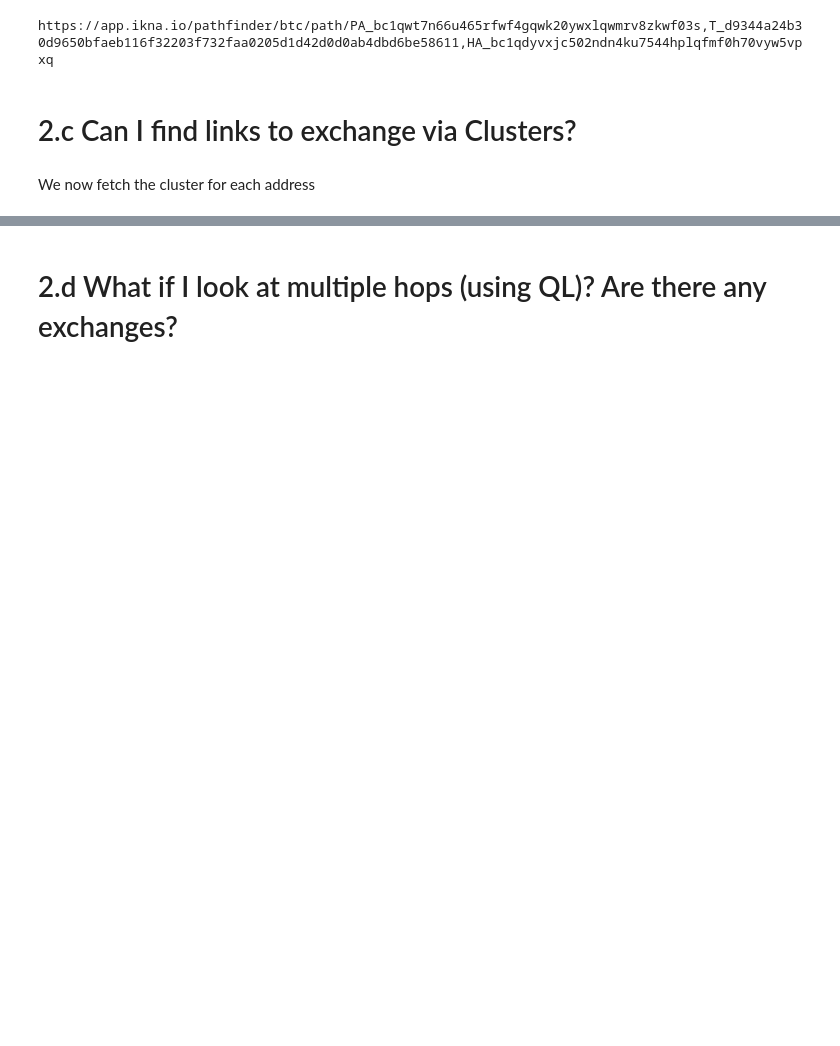
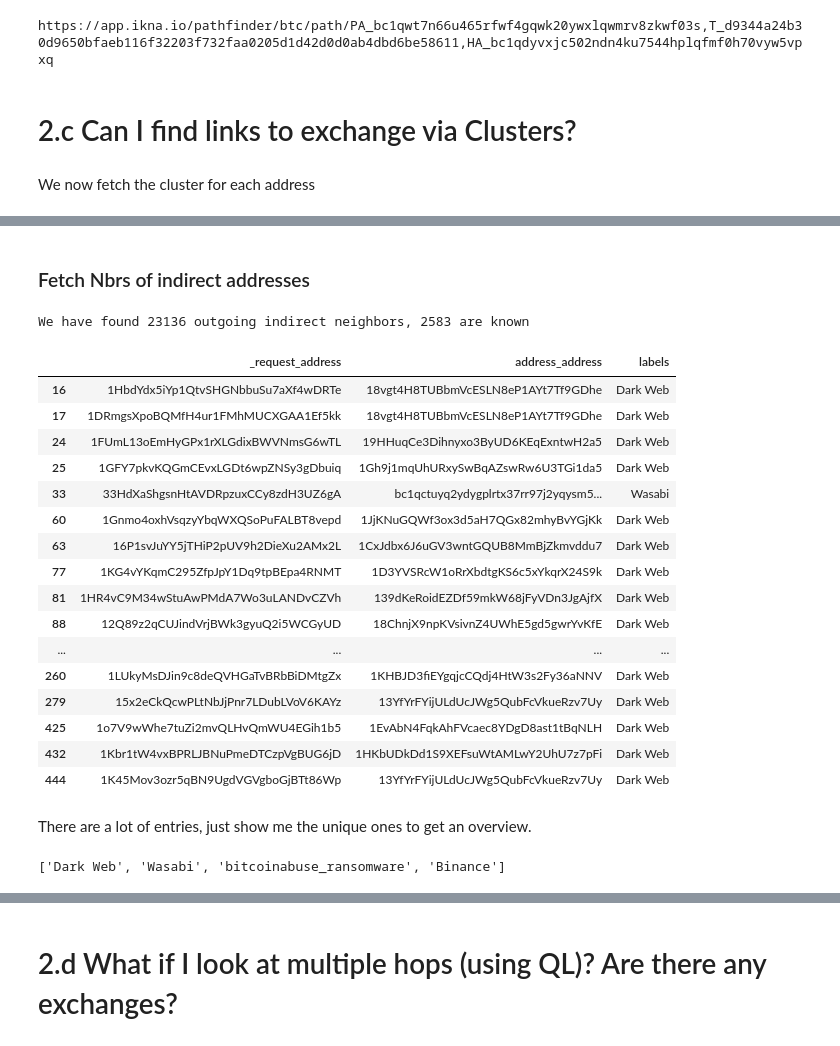
Before and after one commit to iknaio/iknaio-api-tutorial, a Jupyter notebook: standalone/05_alice_dwm.ipynb, the cells around one changed output, grey strips where cells are left out. Drawn from its saved outputs; the diff is of its cells as text; code cells hidden in the pictures; blank space fills up the shorter version.

```diff
--- a/standalone/05_alice_dwm.ipynb
+++ b/standalone/05_alice_dwm.ipynb
@@ -281,0 +305,12 @@ clustersNbrs.query("best_address_tag_label.notnull()")
+# %%
+df_cluster_addresses = "ikn_cluster_addresses.pkl"
+if os.path.exists(df_cluster_addresses):
+    respEntityAddressesDF = pd.read_pickle(df_cluster_addresses)
+else:
+    respEntityAddressesDF = gs.get_csv(configuration, "list_entity_addresses", CURRENCY, {
+                                        'entity': used_addresses['entity'].drop_duplicates().to_list(),
+                                        })
+    # save data since its long running
+    respEntityAddressesDF.to_pickle(df_cluster_addresses)
+
+respEntityAddressesDF.head(5)
@@ -281,0 +325,48 @@ clustersNbrs.query("best_address_tag_label.notnull()")
+# %% [markdown]
+### Fetch Nbrs of indirect addresses
+# %%
+df_cluster_addresses_nbrs = "ikn_cluster_addresses_nbrs.pkl"
+
+if os.path.exists(df_cluster_addresses_nbrs):
+    respEntityAddressesNbrsDF = pd.read_pickle(df_cluster_addresses_nbrs)
+else:
+    respEntityAddressesNbrsDF = gs.get_csv(configuration, "list_address_neighbors", CURRENCY, {
+                        'address': respEntityAddressesDF['address'].to_list(),
+                        'direction': 'out',
+                        'include_labels': True
+                    })
+
+    respEntityAddressesNbrsDF.to_pickle(df_cluster_addresses_nbrs)
+
+with_label_indirect = respEntityAddressesNbrsDF.query("labels.notnull()")
+
+with_outgoing_indirect = respEntityAddressesNbrsDF.query("_info != 'no data'")
+
+print(f"We have found {len(with_outgoing_indirect)} outgoing indirect neighbors, {len(with_label_indirect)} are known")
+
+with_label_indirect[["_request_address", "address_address", "labels"]].head(50)
+# %% [output]
+We have found 23136 outgoing indirect neighbors, 2583 are known
+|  | _request_address | address_address | labels |
+| 16 | 1HbdYdx5iYp1QtvSHGNbbuSu7aXf4wDRTe | 18vgt4H8TUBbmVcESLN8eP1AYt7Tf9GDhe | Dark Web |
+| 17 | 1DRmgsXpoBQMfH4ur1FMhMUCXGAA1Ef5kk | 18vgt4H8TUBbmVcESLN8eP1AYt7Tf9GDhe | Dark Web |
+| 24 | 1FUmL13oEmHyGPx1rXLGdixBWVNmsG6wTL | 19HHuqCe3Dihnyxo3ByUD6KEqExntwH2a5 | Dark Web |
+| 25 | 1GFY7pkvKQGmCEvxLGDt6wpZNSy3gDbuiq | 1Gh9j1mqUhURxySwBqAZswRw6U3TGi1da5 | Dark Web |
+| 33 | 33HdXaShgsnHtAVDRpzuxCCy8zdH3UZ6gA | bc1qctuyq2ydygplrtx37rr97j2yqysm5... | Wasabi |
+| 60 | 1Gnmo4oxhVsqzyYbqWXQSoPuFALBT8vepd | 1JjKNuGQWf3ox3d5aH7QGx82mhyBvYGjKk | Dark Web |
+| 63 | 16P1svJuYY5jTHiP2pUV9h2DieXu2AMx2L | 1CxJdbx6J6uGV3wntGQUB8MmBjZkmvddu7 | Dark Web |
+| 77 | 1KG4vYKqmC295ZfpJpY1Dq9tpBEpa4RNMT | 1D3YVSRcW1oRrXbdtgKS6c5xYkqrX24S9k | Dark Web |
+| 81 | 1HR4vC9M34wStuAwPMdA7Wo3uLANDvCZVh | 139dKeRoidEZDf59mkW68jFyVDn3JgAjfX | Dark Web |
+| 88 | 12Q89z2qCUJindVrjBWk3gyuQ2i5WCGyUD | 18ChnjX9npKVsivnZ4UWhE5gd5gwrYvKfE | Dark Web |
+| ... | ... | ... | ... |
+| 260 | 1LUkyMsDJin9c8deQVHGaTvBRbBiDMtgZx | 1KHBJD3fiEYgqjcCQdj4HtW3s2Fy36aNNV | Dark Web |
+| 279 | 15x2eCkQcwPLtNbJjPnr7LDubLVoV6KAYz | 13YfYrFYijULdUcJWg5QubFcVkueRzv7Uy | Dark Web |
+| 425 | 1o7V9wWhe7tuZi2mvQLHvQmWU4EGih1b5 | 1EvAbN4FqkAhFVcaec8YDgD8ast1tBqNLH | Dark Web |
+| 432 | 1Kbr1tW4vxBPRLJBNuPmeDTCzpVgBUG6jD | 1HKbUDkDd1S9XEFsuWtAMLwY2UhU7z7pFi | Dark Web |
+| 444 | 1K45Mov3ozr5qBN9UgdVGVgboGjBTt86Wp | 13YfYrFYijULdUcJWg5QubFcVkueRzv7Uy | Dark Web |
+# %% [markdown]
+There are a lot of entries, just show me the unique ones to get an overview.
+# %%
+list(with_label_indirect[["_request_address", "address_address", "labels"]]["labels"].unique())
+# %% [output]
+['Dark Web', 'Wasabi', 'bitcoinabuse_ransomware', 'Binance']
```
Also changed, not shown: parts of 27 cells of this notebook, 2 other files.
